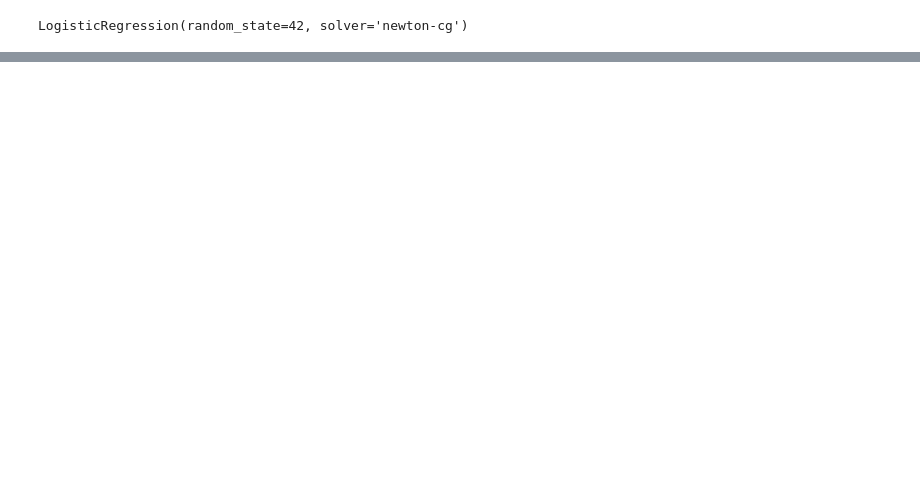
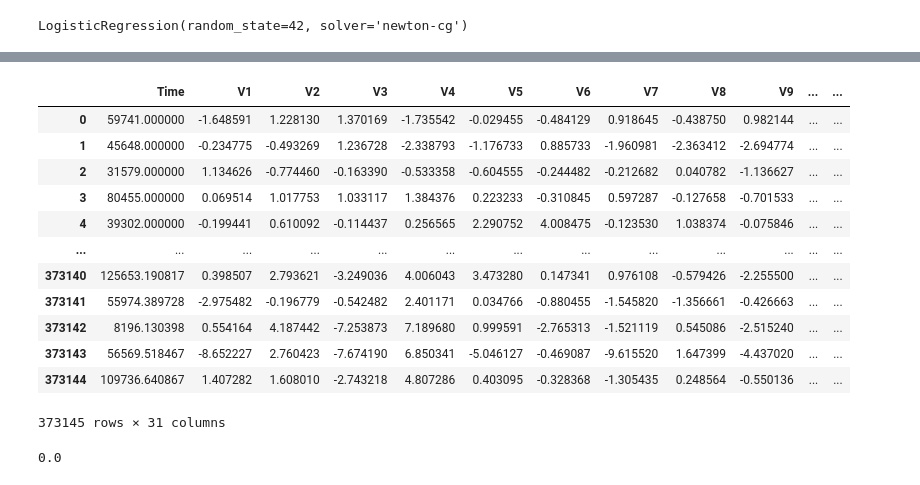
Before and after one commit to juanlt9905/proyectoTesis, a Jupyter notebook: algoritmos_geneticos/fraudes_tarjetas_credito.ipynb, the cells around one changed output, grey strips where cells are left out. Cells and saved outputs as stored; diff of their text form; code cells hidden in the pictures; blank space fills up the shorter version.

```diff
--- a/algoritmos_geneticos/fraudes_tarjetas_credito.ipynb
+++ b/algoritmos_geneticos/fraudes_tarjetas_credito.ipynb
@@ -207,0 +240,22 @@ ROC AUC     1.00  0.98
+# %%
+df_train_completo
+# %% [output]
+|  | Time | V1 | V2 | V3 | V4 | V5 | V6 | V7 | V8 | V9 | ... | ... |
+| 0 | 59741.000000 | -1.648591 | 1.228130 | 1.370169 | -1.735542 | -0.029455 | -0.484129 | 0.918645 | -0.438750 | 0.982144 | ... | ... |
+| 1 | 45648.000000 | -0.234775 | -0.493269 | 1.236728 | -2.338793 | -1.176733 | 0.885733 | -1.960981 | -2.363412 | -2.694774 | ... | ... |
+| 2 | 31579.000000 | 1.134626 | -0.774460 | -0.163390 | -0.533358 | -0.604555 | -0.244482 | -0.212682 | 0.040782 | -1.136627 | ... | ... |
+| 3 | 80455.000000 | 0.069514 | 1.017753 | 1.033117 | 1.384376 | 0.223233 | -0.310845 | 0.597287 | -0.127658 | -0.701533 | ... | ... |
+| 4 | 39302.000000 | -0.199441 | 0.610092 | -0.114437 | 0.256565 | 2.290752 | 4.008475 | -0.123530 | 1.038374 | -0.075846 | ... | ... |
+| ... | ... | ... | ... | ... | ... | ... | ... | ... | ... | ... | ... | ... |
+| 373140 | 125653.190817 | 0.398507 | 2.793621 | -3.249036 | 4.006043 | 3.473280 | 0.147341 | 0.976108 | -0.579426 | -2.255500 | ... | ... |
+| 373141 | 55974.389728 | -2.975482 | -0.196779 | -0.542482 | 2.401171 | 0.034766 | -0.880455 | -1.545820 | -1.356661 | -0.426663 | ... | ... |
+| 373142 | 8196.130398 | 0.554164 | 4.187442 | -7.253873 | 7.189680 | 0.999591 | -2.765313 | -1.521119 | 0.545086 | -2.515240 | ... | ... |
+| 373143 | 56569.518467 | -8.652227 | 2.760423 | -7.674190 | 6.850341 | -5.046127 | -0.469087 | -9.615520 | 1.647399 | -4.437020 | ... | ... |
+| 373144 | 109736.640867 | 1.407282 | 1.608010 | -2.743218 | 4.807286 | 0.403095 | -0.328368 | -1.305435 | 0.248564 | -0.550136 | ... | ... |
+373145 rows × 31 columns
+# %%
+df_train_completo = pd.concat([X_train_smote, y_train_smote], axis=1)
+
+tasa_inconsistencia(df_train_completo, ["V1"], "Class")
+# %% [output]
+0.0
```
Also changed, not shown: parts of 5 cells of this notebook, 5 other files.
